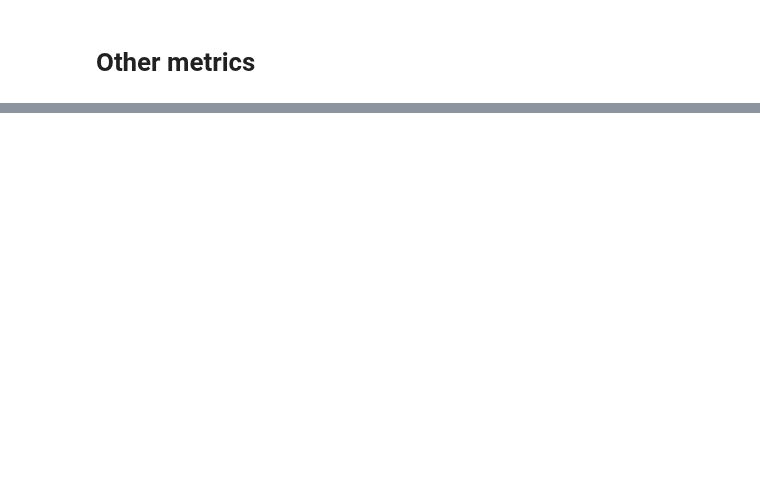
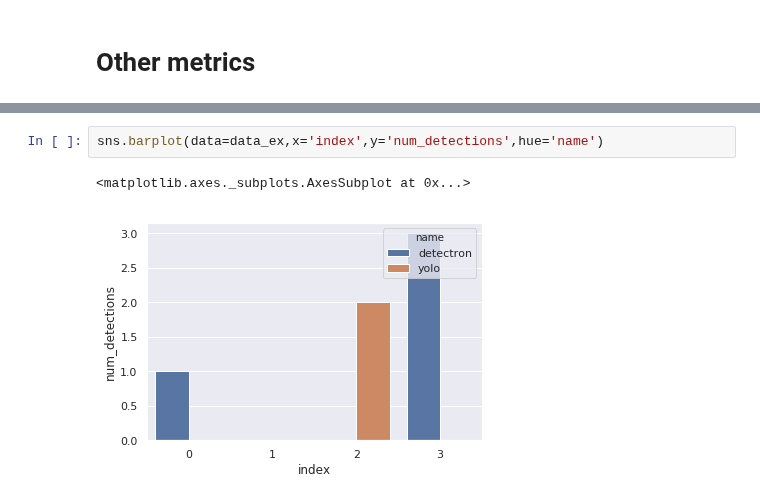
Before and after one commit to manuhg/class_snap, a Jupyter notebook: Plot_data.ipynb, the cells around one changed output, grey strips where cells are left out. Drawn from its saved outputs; the diff is of its cells as text; blank space fills up the shorter version.

```diff
--- a/Plot_data.ipynb
+++ b/Plot_data.ipynb
@@ -279,0 +289,5 @@ Text(0.5, 1.0, 'Detection time inside detector model vs video duration')
+# %%
+sns.barplot(data=data_ex,x='index',y='num_detections',hue='name')
+# %% [output]
+<matplotlib.axes._subplots.AxesSubplot at 0x...>
+[figure, added]
```
Also changed, not shown: parts of 16 cells of this notebook.
